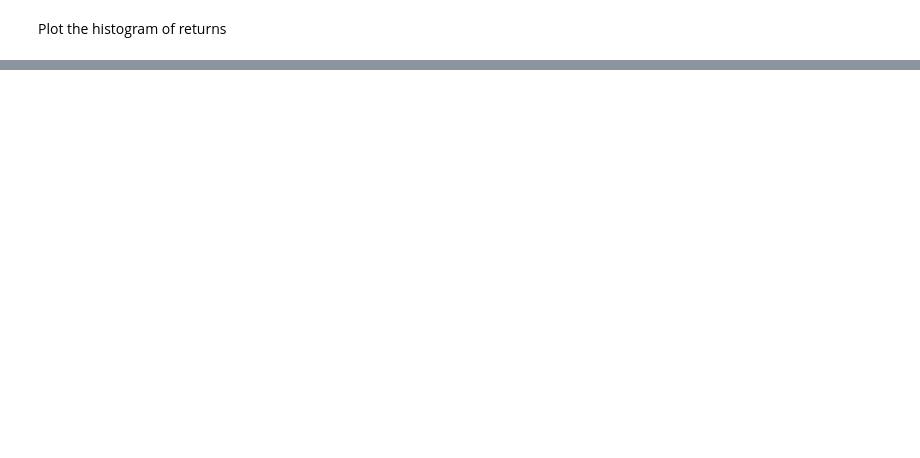
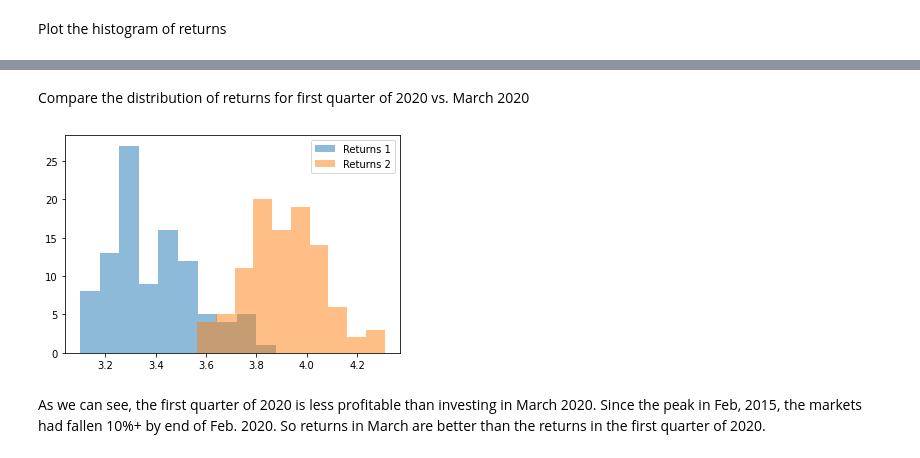
Before and after one commit to rajivsresearch/SP500, a Jupyter notebook: SP500_Return_Simulation.ipynb, the cells around one changed output, grey strips where cells are left out. Saved outputs shown, nothing was run; the diff lists cells and outputs as text; code cells hidden in the pictures; blank space fills up the shorter version.

```diff
--- a/SP500_Return_Simulation.ipynb
+++ b/SP500_Return_Simulation.ipynb
@@ -112,0 +125,18 @@ What this tells us is that if we made investments in 2017, then by June 2018, th
+# %%
+def compare_returns(start1, end1, start2, end2, retdate):
+  returns1, returns2 = np.zeros(100), np.zeros(100)
+  for i in np.arange(0,100):
+    returns1[i] = get_return(get_units(start1, end1), retdate)
+    returns2[i] = get_return(get_units(start2, end2), retdate)
+
+  plt.hist(returns1, alpha=0.5, label='Returns 1')
+  plt.hist(returns2, alpha=0.5, label='Returns 2')
+  plt.legend()
+# %% [markdown]
+Compare the distribution of returns for first quarter of 2020 vs. March 2020
+# %%
+compare_returns('2020-01-01', '2020-03-31', '2020-03-01', '2020-03-31', '2020-03-31')
+# %% [output]
+[figure, added]
+# %% [markdown]
+As we can see, the first quarter of 2020 is less profitable than investing in March 2020. Since the peak in Feb, 2015, the markets had fallen 10%+ by end of Feb. 2020. So returns in March are better than the returns in the first quarter of 2020.
```
Also changed, not shown: parts of 17 cells of this notebook.
